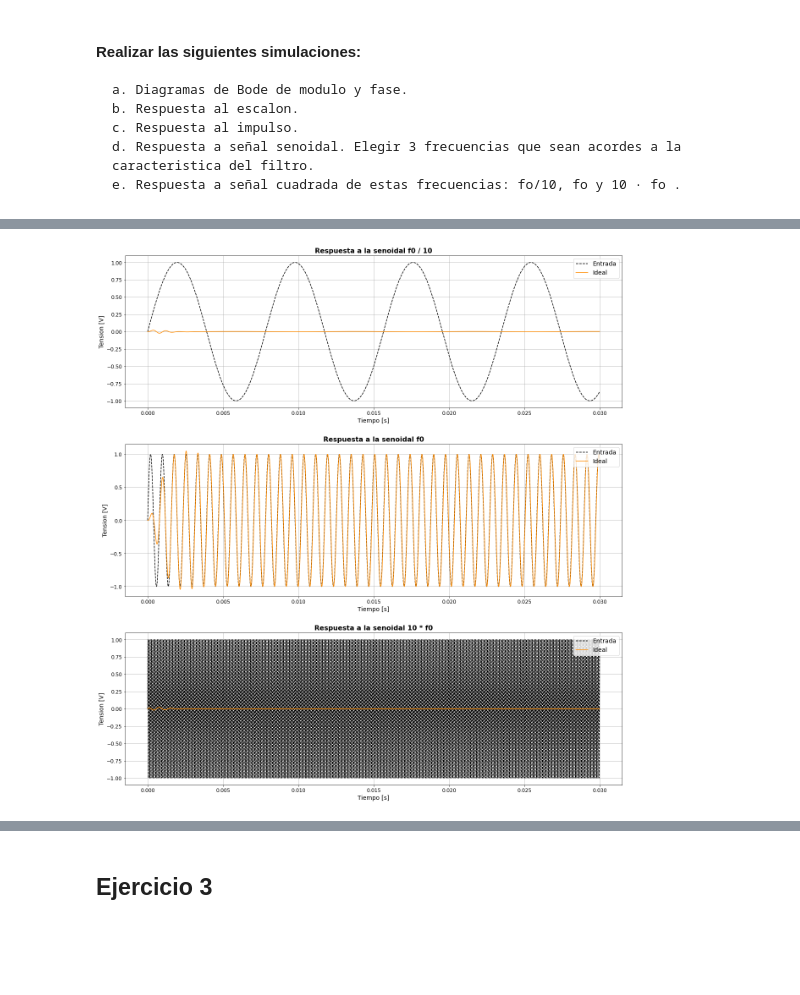
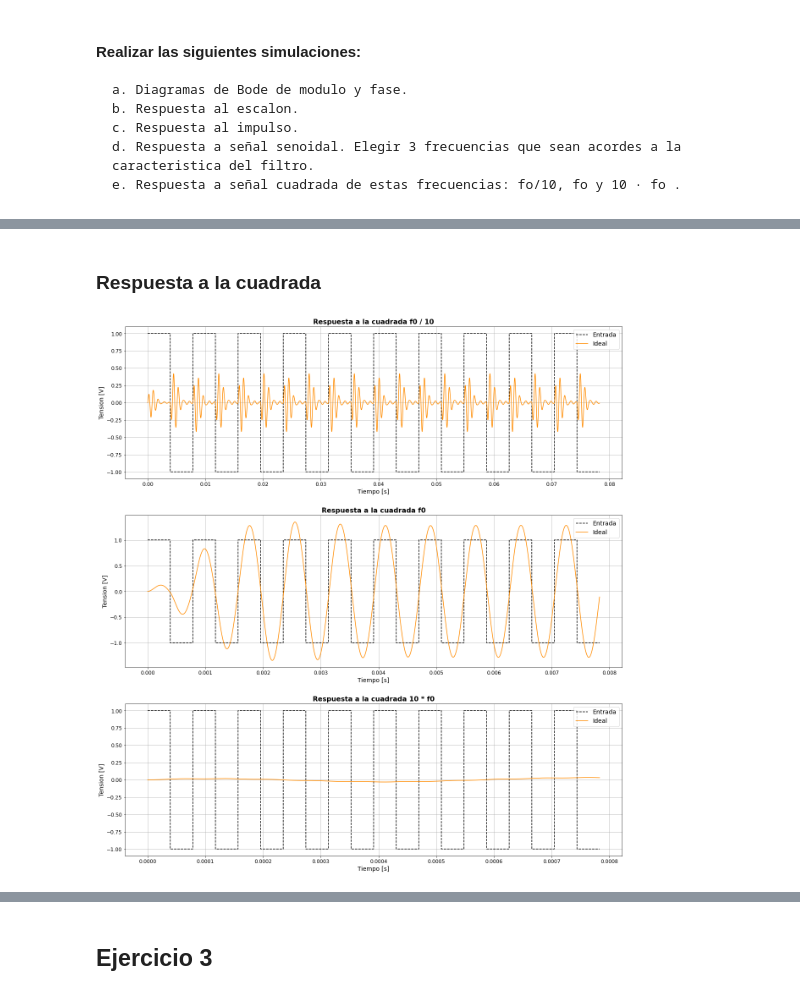
Before and after one commit to violetaperezandrade/TP-ADC, a Jupyter notebook: TP.ipynb, the cells around one changed output, grey strips where cells are left out. Drawn from its saved outputs; the diff is of its cells as text; code cells hidden in the pictures; blank space fills up the shorter version.

```diff
--- a/TP.ipynb
+++ b/TP.ipynb
@@ -205,0 +223,27 @@ plt.show();
+# %%
+f0 = (f01 + f02)/2
+dec = 10
+freqs = [f0 / dec, f0, f0 * dec]
+
+title = "Respuesta a la senoidal "
+freqsText = ["f0 / 10", "f0", "10 * f0"]
+
+fig, axs = plt.subplots(3)
+for i, f in enumerate((f0/dec, f0, dec*f0)):
+    periodo = 1/f
+    t = np.linspace(0, 10*periodo, 1000000, endpoint=False)
+    sig = np.sin(2 * np.pi * f * t)
+    yout, T, xout = ml.lsim(H, U = sig, T = t)
+    ax1 = plt.subplot(311 + i)
+    ax1.plot(t, sig, color='black', label="Entrada", linestyle='--')
+    ax1.set_ylabel('Amplitud [V]')
+    ax1.tick_params(axis='y', labelcolor='black')
+    ax1.set_title(title + freqsText[i], fontsize = 16, fontweight = 'bold')
+    ax2 = ax1.twinx()
+    ax2.plot(T, yout, color='darkorange')
+    #ax2.plot(times[i], outs[i], color='black')
+    ax2.tick_params(axis='y', labelcolor='darkorange')
+    ax1.set_xlabel('Tiempo [s]')
+fig.set_size_inches(18, 19)
+fig.tight_layout(pad=3.0)
+plt.show();
@@ -206,6 +252,9 @@ plt.show();
+# %% [markdown]
+### Respuesta a la cuadrada
 # %%
-def plotSignalResponse(freqs, Hs, data = None, sigSquare = True, freqsText = ["f0 / 10", "f0", "10 * f0"]):
+def plotSignalResponse(f0, Hs, data = None, sigSquare = True, freqsText = ["f0 / 10", "f0", "10 * f0"]):
     #Hs = [H, Hcalc]
+    freqs = [f0 / 10, f0, f0 * 10]
     legends = ["Ideal", "Normalizada", "Simulada"]
     colors = ["darkorange", "blue", "lightgreen"]
     title = "Respuesta a la " + ("cuadrada " if sigSquare else "senoidal ")
@@ -225,8 +274,7 @@ def plotSignalResponse(freqs, Hs, data = None, sigSquare = True, freqsText = ["f
             axs[i].plot(T, yout, color=colors[j], label=legends[j])
 
         if (data):
-            #que sea una lista de listas o no se que da spice, por ahora no hago nada
-            print("Sarasa")
+            print("")
 
         axs[i].legend(loc='upper right', fontsize = 'x-large')
 
@@ -234,11 +282,7 @@ def plotSignalResponse(freqs, Hs, data = None, sigSquare = True, freqsText = ["f
     fig.set_size_inches(18, 19)
     fig.tight_layout(pad=3.0)
     plt.show();
-# %%
-f0 = (w01 + w02)/(4*pi)
-dec = 10
-freqs = [f0 / dec, f0, f0 * dec]
 # %%
-plotSignalResponse(freqs, [H], sigSquare=False)
+plotSignalResponse(f0, [H])
 # %% [output]
-[figure, old version]
+[figure, new version]
```
Also changed, not shown: parts of 56 cells of this notebook.
